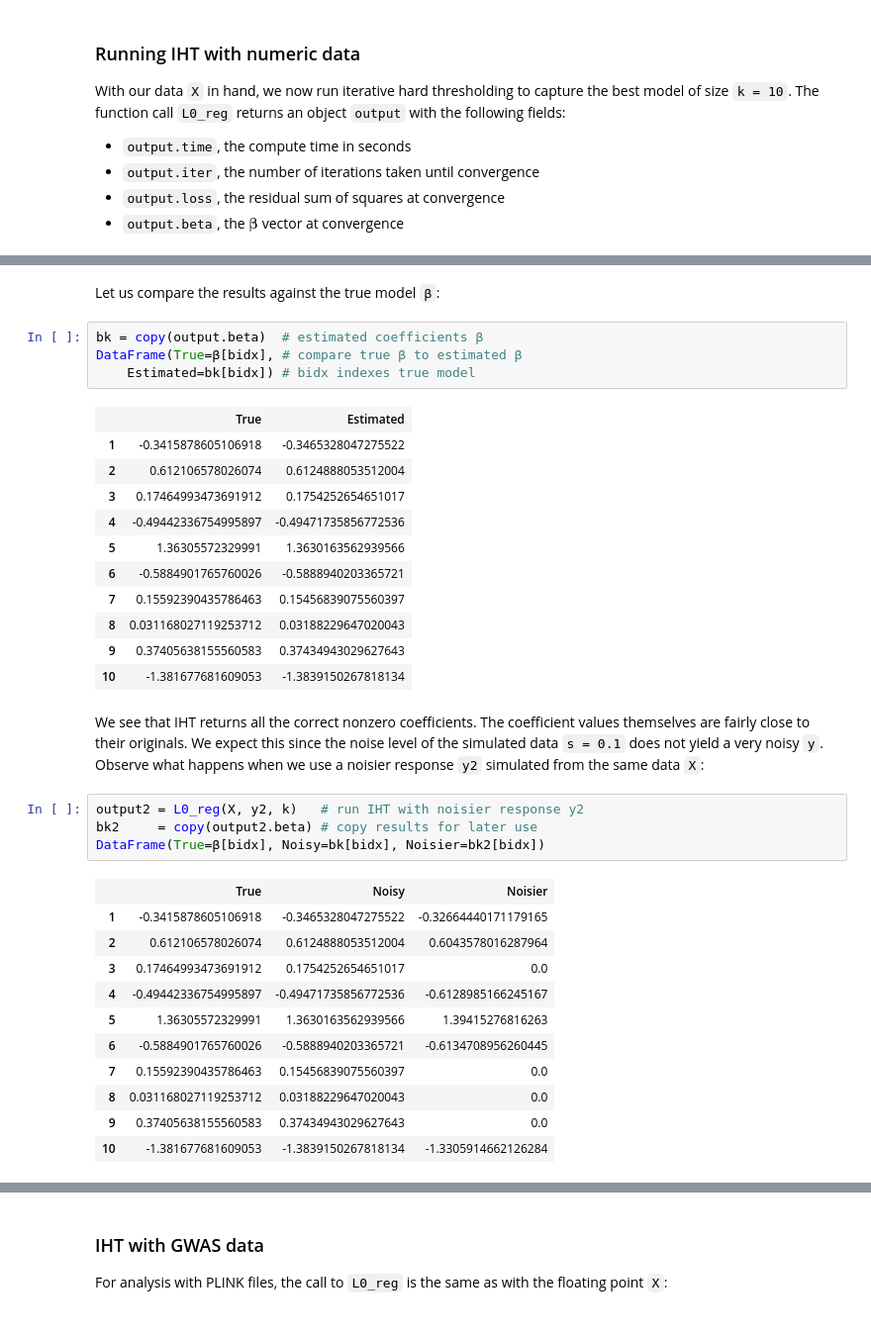
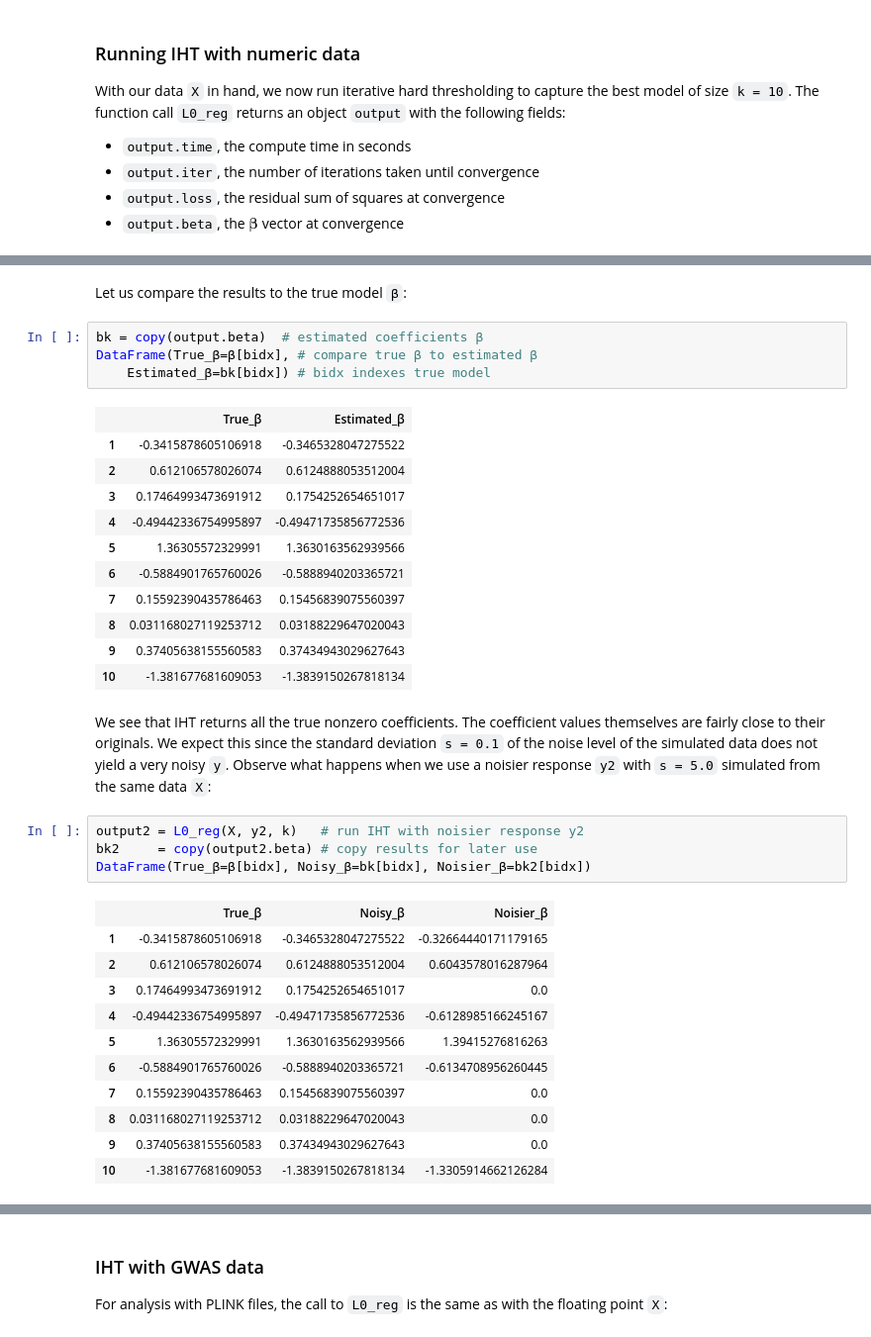
Before and after one commit to OpenMendel/MendelIHT.jl, a Jupyter notebook: IHT_tutorial_brief.ipynb, the cells around one changed output, grey strips where cells are left out. Shown at 99% size. Drawn from its saved outputs; the diff is of its cells as text.

```diff
--- a/IHT_tutorial_brief.ipynb
+++ b/IHT_tutorial_brief.ipynb
@@ -95,11 +93,11 @@ IHT estimated a vector of type Array{Float64,1} with 10 nonzeroes.
 # %% [markdown]
-Let us compare the results against the true model `β`:
+Let us compare the results to the true model `β`:
 # %%
 bk = copy(output.beta)  # estimated coefficients β
-DataFrame(True=β[bidx], # compare true β to estimated β
-    Estimated=bk[bidx]) # bidx indexes true model
+DataFrame(True_β=β[bidx], # compare true β to estimated β
+    Estimated_β=bk[bidx]) # bidx indexes true model
 # %% [output]
-|  | True | Estimated |
+|  | True_β | Estimated_β |
 | 1 | -0.3415878605106918 | -0.3465328047275522 |
 | 2 | 0.612106578026074 | 0.6124888053512004 |
 | 3 | 0.17464993473691912 | 0.1754252654651017 |
@@ -111,13 +109,13 @@ DataFrame(True=β[bidx], # compare true β to estimated β
 | 9 | 0.37405638155560583 | 0.37434943029627643 |
 | 10 | -1.381677681609053 | -1.3839150267818134 |
 # %% [markdown]
-We see that IHT returns all the correct nonzero coefficients. The coefficient values themselves are fairly close to their originals. We expect this since the noise level of the simulated data `s = 0.1` does not yield a very noisy `y`. Observe what happens when we use a noisier response `y2` simulated from the same data `X`:
+We see that IHT returns all the true nonzero coefficients. The coefficient values themselves are fairly close to their originals. We expect this since the standard deviation `s = 0.1` of the noise level of the simulated data does not yield a very noisy `y`. Observe what happens when we use a noisier response `y2` with `s = 5.0` simulated from the same data `X`:
 # %%
 output2 = L0_reg(X, y2, k)   # run IHT with noisier response y2
 bk2     = copy(output2.beta) # copy results for later use
-DataFrame(True=β[bidx], Noisy=bk[bidx], Noisier=bk2[bidx])
+DataFrame(True_β=β[bidx], Noisy_β=bk[bidx], Noisier_β=bk2[bidx])
 # %% [output]
-|  | True | Noisy | Noisier |
+|  | True_β | Noisy_β | Noisier_β |
 | 1 | -0.3415878605106918 | -0.3465328047275522 | -0.32664440171179165 |
 | 2 | 0.612106578026074 | 0.6124888053512004 | 0.6043578016287964 |
 | 3 | 0.17464993473691912 | 0.1754252654651017 | 0.0 |
```
Also changed, not shown: parts of 21 cells of this notebook, 1 other file.
